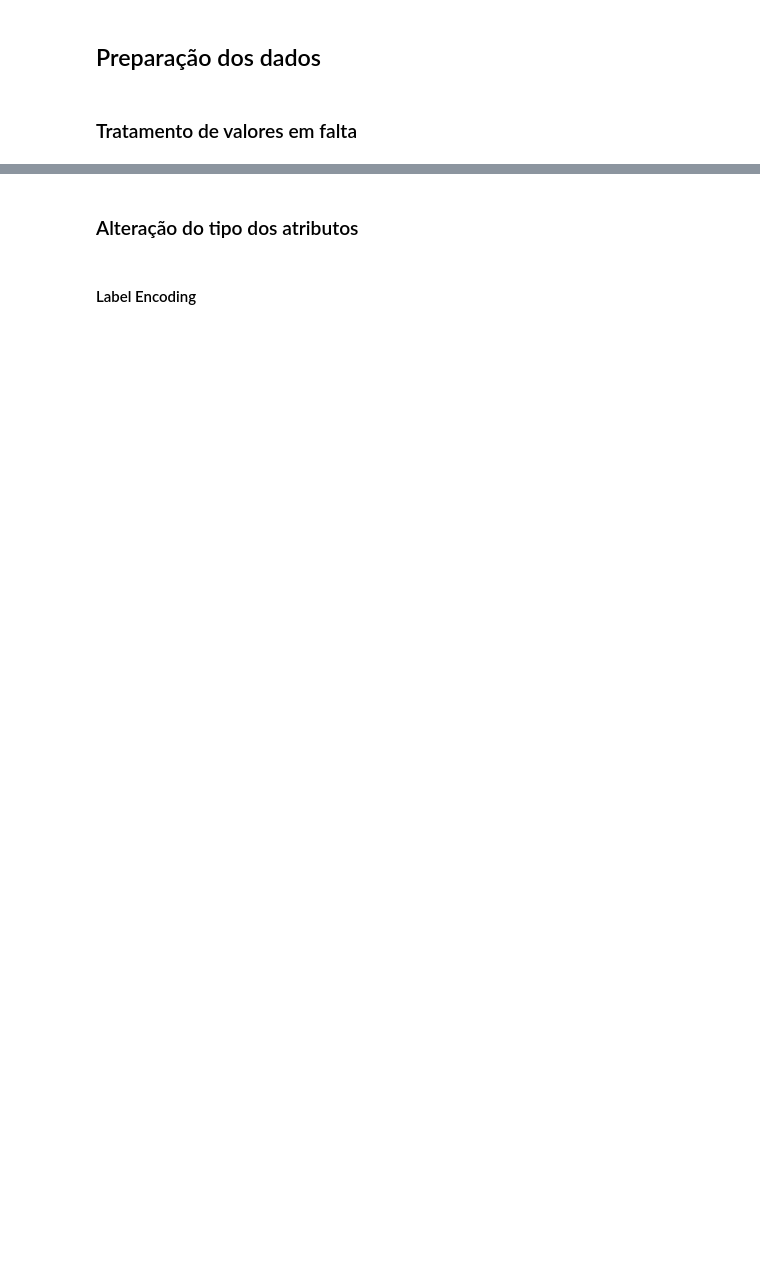
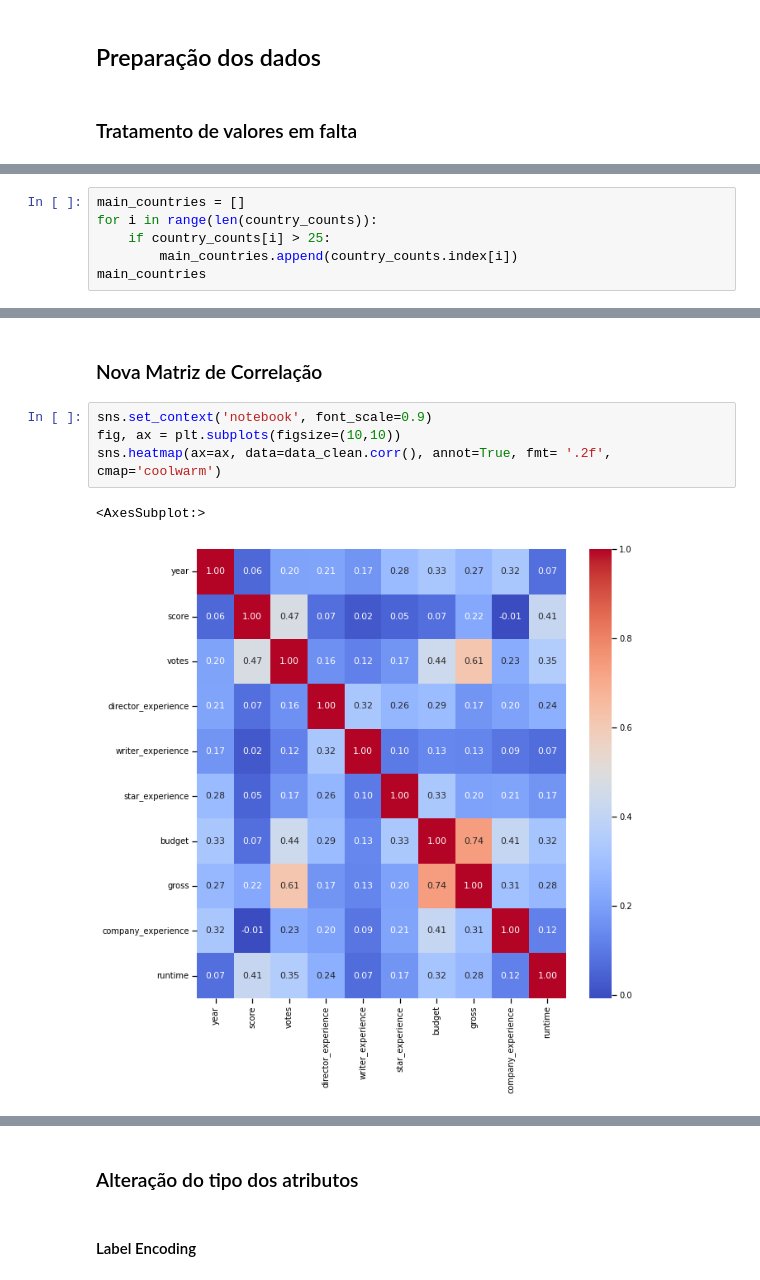
Before and after one commit to vascoliveira2511/DAA, a Jupyter notebook: trabalho/cinema.ipynb, the cells around one changed output, grey strips where cells are left out. Saved outputs shown, nothing was run; the diff lists cells and outputs as text; blank space fills up the shorter version.

```diff
--- a/trabalho/cinema.ipynb
+++ b/trabalho/cinema.ipynb
@@ -175,0 +308,6 @@ df.reset_index(drop=True, inplace=True)
+# %%
+main_countries = []
+for i in range(len(country_counts)):
+    if country_counts[i] > 25:
+        main_countries.append(country_counts.index[i])
+main_countries
@@ -175,0 +387,9 @@ df.reset_index(drop=True, inplace=True)
+# %% [markdown]
+### Nova Matriz de Correlação
+# %%
+sns.set_context('notebook', font_scale=0.9)
+fig, ax = plt.subplots(figsize=(10,10))
+sns.heatmap(ax=ax, data=data_clean.corr(), annot=True, fmt= '.2f', cmap='coolwarm')
+# %% [output]
+<AxesSubplot:>
+[figure, added]
```
Also changed, not shown: parts of 52 cells of this notebook.
